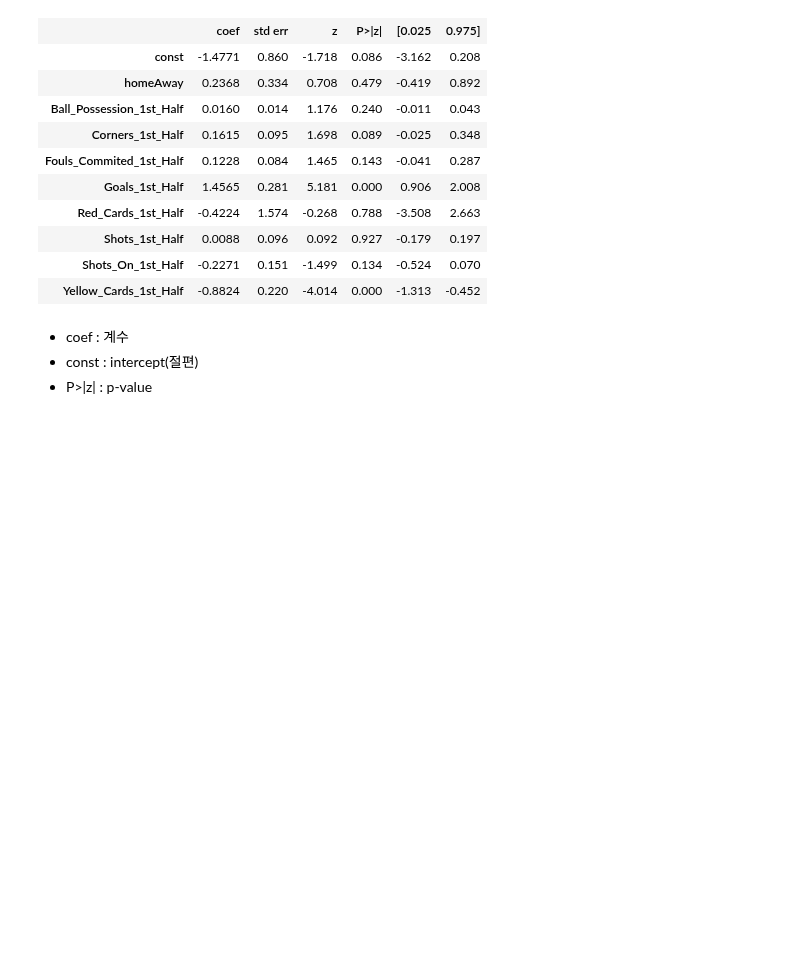
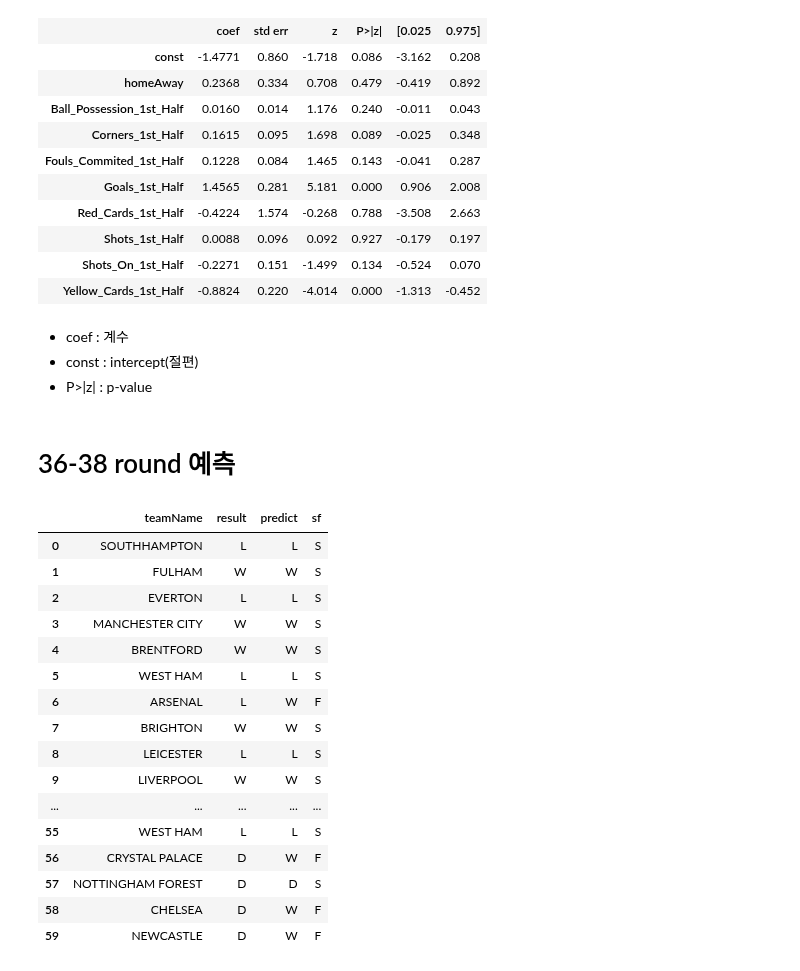
Before and after one commit to half-time-analyze/win-draw, a Jupyter notebook: final/win-draw.ipynb, the cells around one changed output. Saved outputs shown, nothing was run; the diff lists cells and outputs as text; code cells hidden in the pictures; blank space fills up the shorter version.

Commit message:
prediction 추가

```diff
--- a/final/win-draw.ipynb
+++ b/final/win-draw.ipynb
@@ -300,3 +300,5 @@ Logit Regression Results
 - coef : 계수
 - const : intercept(절편)
 - P>|z| : p-value
+# %% [markdown]
+# 36-38 round 예측
@@ -302,0 +307,23 @@ Logit Regression Results
+# %%
+# 36-38라운드에 대한 승/무 예측
+testdata = pd.read_csv('C:/half_time_analyze/win-draw/final/3638round.csv', sep=',', header = 0, engine = 'python')
+# %%
+testdata
+# %% [output]
+|  | teamName | result | predict | sf |
+| 0 | SOUTHHAMPTON | L | L | S |
+| 1 | FULHAM | W | W | S |
+| 2 | EVERTON | L | L | S |
+| 3 | MANCHESTER CITY | W | W | S |
+| 4 | BRENTFORD | W | W | S |
+| 5 | WEST HAM | L | L | S |
+| 6 | ARSENAL | L | W | F |
+| 7 | BRIGHTON | W | W | S |
+| 8 | LEICESTER | L | L | S |
+| 9 | LIVERPOOL | W | W | S |
+| ... | ... | ... | ... | ... |
+| 55 | WEST HAM | L | L | S |
+| 56 | CRYSTAL PALACE | D | W | F |
+| 57 | NOTTINGHAM FOREST | D | D | S |
+| 58 | CHELSEA | D | W | F |
+| 59 | NEWCASTLE | D | W | F |
```
Also changed, not shown: parts of 10 cells of this notebook.
